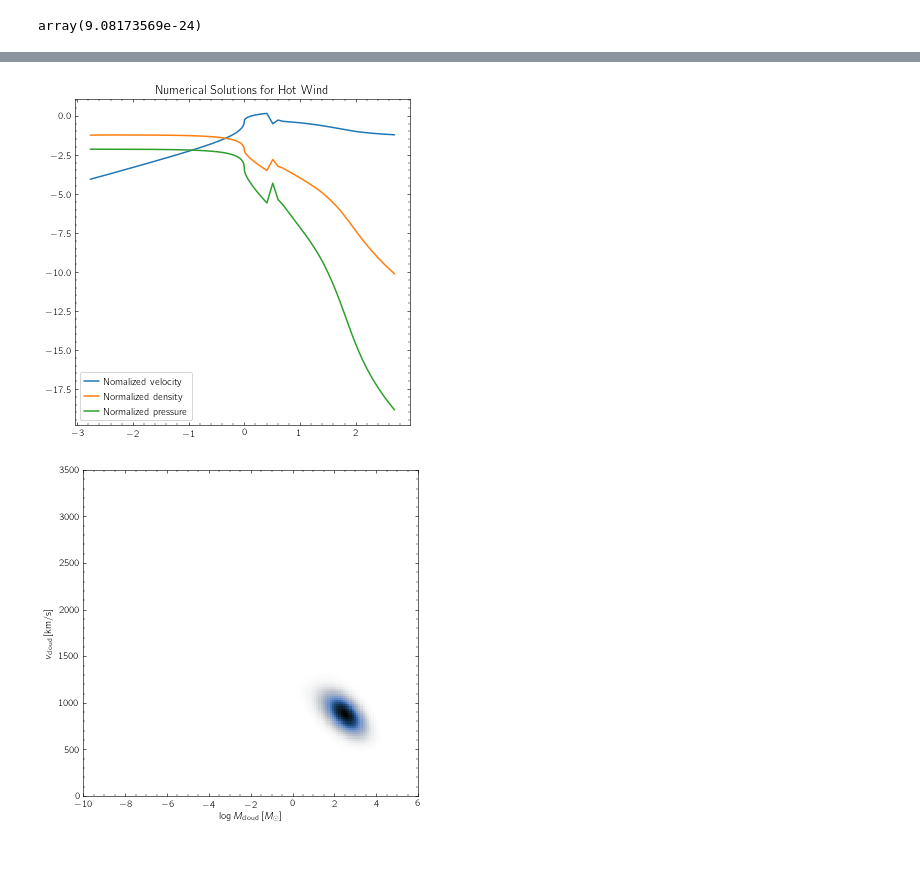
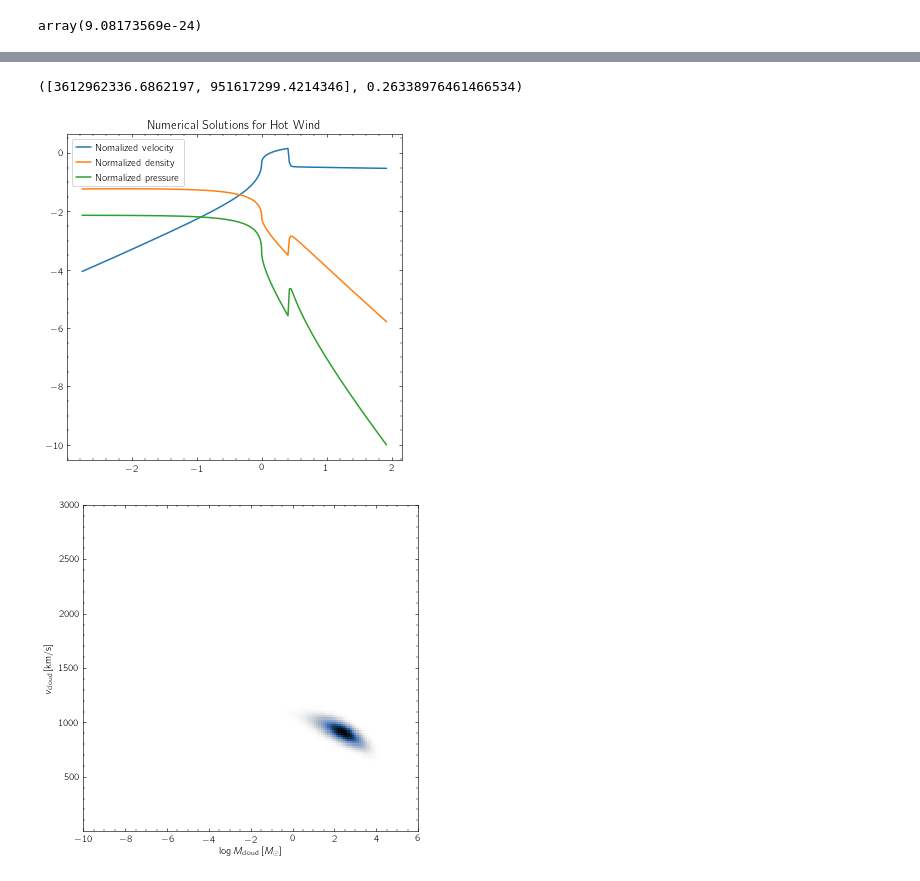
Before and after one commit to kc3058/MultiphaseGasCloud, a Jupyter notebook: MultiphaseVectorised.ipynb, the cells around one changed output, grey strips where cells are left out. Saved outputs shown, nothing was run; the diff lists cells and outputs as text; code cells hidden in the pictures.

```diff
--- a/MultiphaseVectorised.ipynb
+++ b/MultiphaseVectorised.ipynb
@@ -537,7 +693,7 @@ pm = Param("Inputs", const).paramDict
 control = EvolveControl(const, pm)
 
 
-res = Result()
+res = Result(const, pm)
 wind = Wind(control, const, pm, res)
 cloud = Cloud(wind, control, const, pm, res)
 
@@ -547,19 +703,19 @@ mass = []
 N = []
 
 
-steps= control.r_steps
+steps= len(control.r_schedule)-1
 
 for i_time in range(steps):
     cloud.step(wind)
-    nflux.append(cloud.integrateNFlux())
-    mass.append(cloud.integrateMass())
-    N.append(cloud.integrateN())
+#    nflux.append(cloud.integrateNFlux())
+#    mass.append(cloud.integrateMass())
+#    N.append(cloud.integrateN())
     wind.step(cloud)
     if i_time % 20 == 0:
         print(i_time)
 #    print(i_time)
 
-res.plot_cloud(steps-1, cloud, const)
+#res.plot_cloud(steps-1, cloud, const)
 # %% [output]
 0
 20
@@ -569,9 +728,14 @@ res.plot_cloud(steps-1, cloud, const)
+# %%
+x=res.integrateNFlux([0,steps-1],cloud)
+x,x[1]/x[0]
+# %% [output]
+([3612962336.6862197, 951617299.4214346], 0.26338976461466534)
 # %%
-res.plot_wind(pm)
+res.plot_wind()
 # %% [output]
-[figure, old version]
+[figure, new version]
 # %%
-res.plot_cloud(10, cloud, const)
+res.plot_cloud([0,steps-1], cloud)
 # %% [output]
-[figure, old version]
+[figure, new version]
 # %%
```
Also changed, not shown: parts of 14 cells of this notebook, 2 other files.
